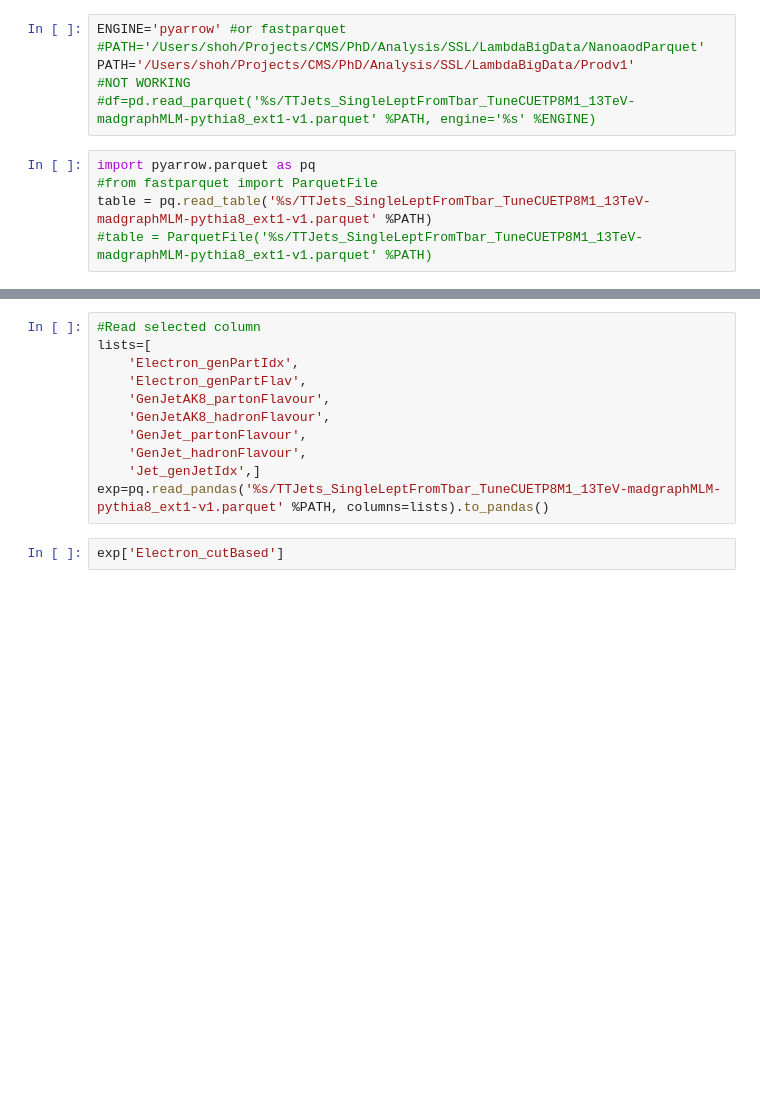
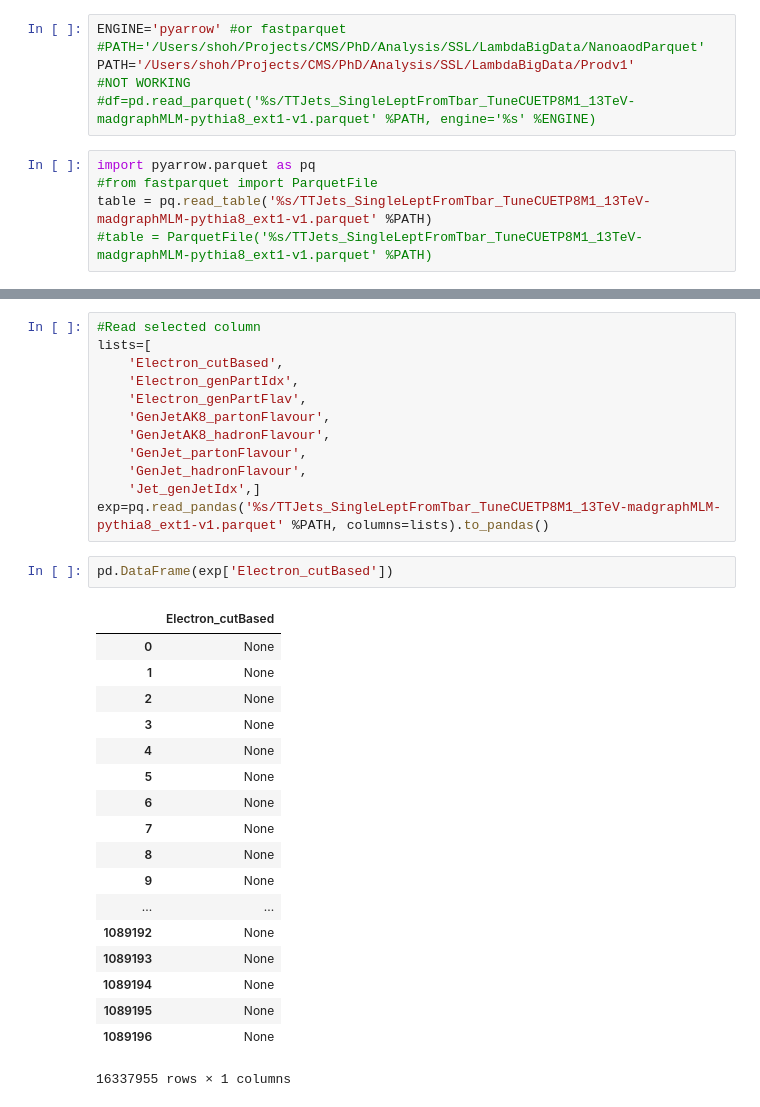
Before and after one commit to LambdaFramework/LambBigData, a Jupyter notebook: Read_Parquet.ipynb, the cells around one changed output, grey strips where cells are left out. Cells and saved outputs as stored; diff of their text form; blank space fills up the shorter version.

```diff
--- a/Read_Parquet.ipynb
+++ b/Read_Parquet.ipynb
@@ -16,6 +35,7 @@ table.to_pandas()
 # %%
 #Read selected column
 lists=[
+    'Electron_cutBased',
     'Electron_genPartIdx',
     'Electron_genPartFlav',
     'GenJetAK8_partonFlavour',
@@ -24,5 +44,24 @@ lists=[
     'GenJet_hadronFlavour',
     'Jet_genJetIdx',]
 exp=pq.read_pandas('%s/TTJets_SingleLeptFromTbar_TuneCUETP8M1_13TeV-madgraphMLM-pythia8_ext1-v1.parquet' %PATH, columns=lists).to_pandas()
-# %%
-exp['Electron_cutBased']
+# %%
+pd.DataFrame(exp['Electron_cutBased'])
+# %% [output]
+|  | Electron_cutBased |
+| 0 | None |
+| 1 | None |
+| 2 | None |
+| 3 | None |
+| 4 | None |
+| 5 | None |
+| 6 | None |
+| 7 | None |
+| 8 | None |
+| 9 | None |
+| ... | ... |
+| 1089192 | None |
+| 1089193 | None |
+| 1089194 | None |
+| 1089195 | None |
+| 1089196 | None |
+16337955 rows × 1 columns
```
Also changed, not shown: parts of 1 cell of this notebook.
